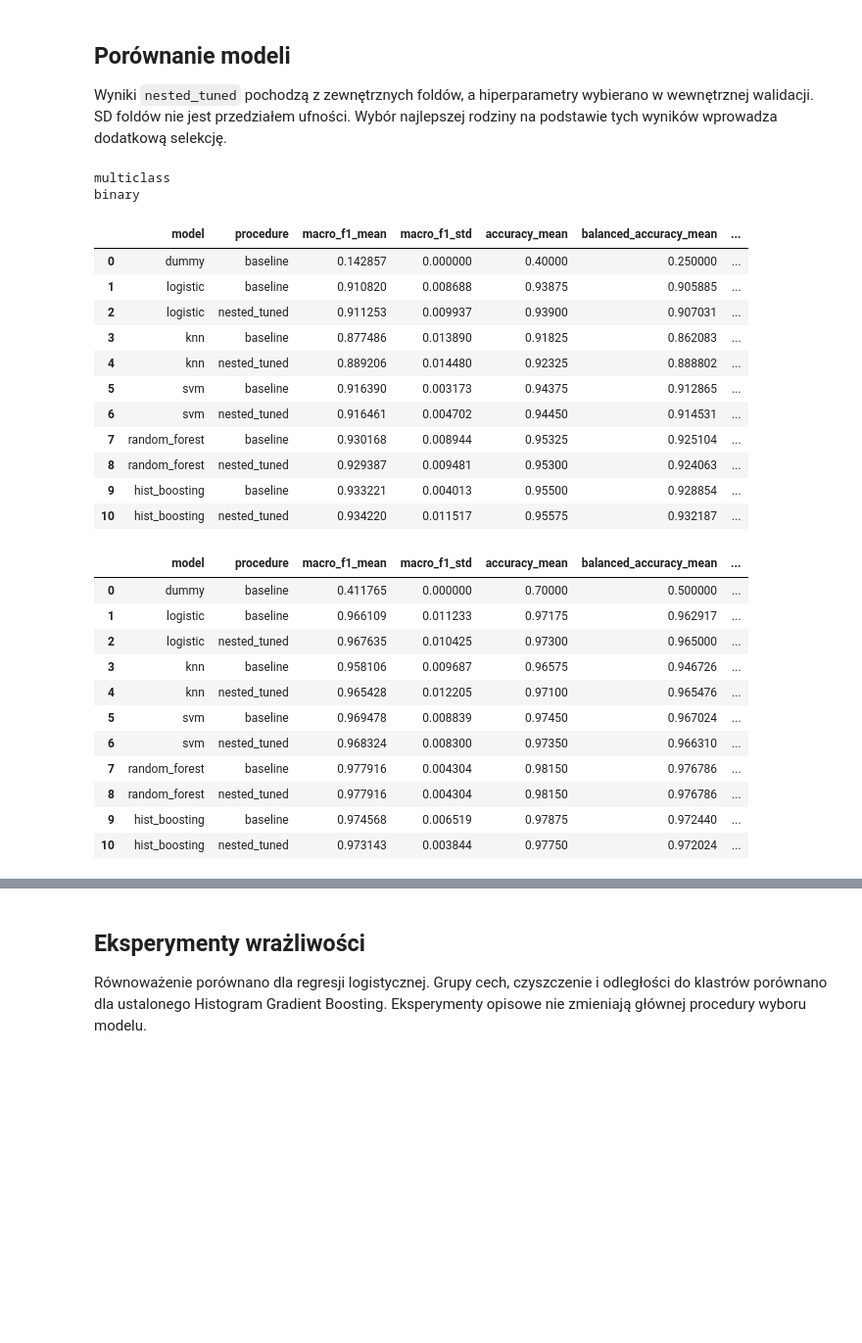
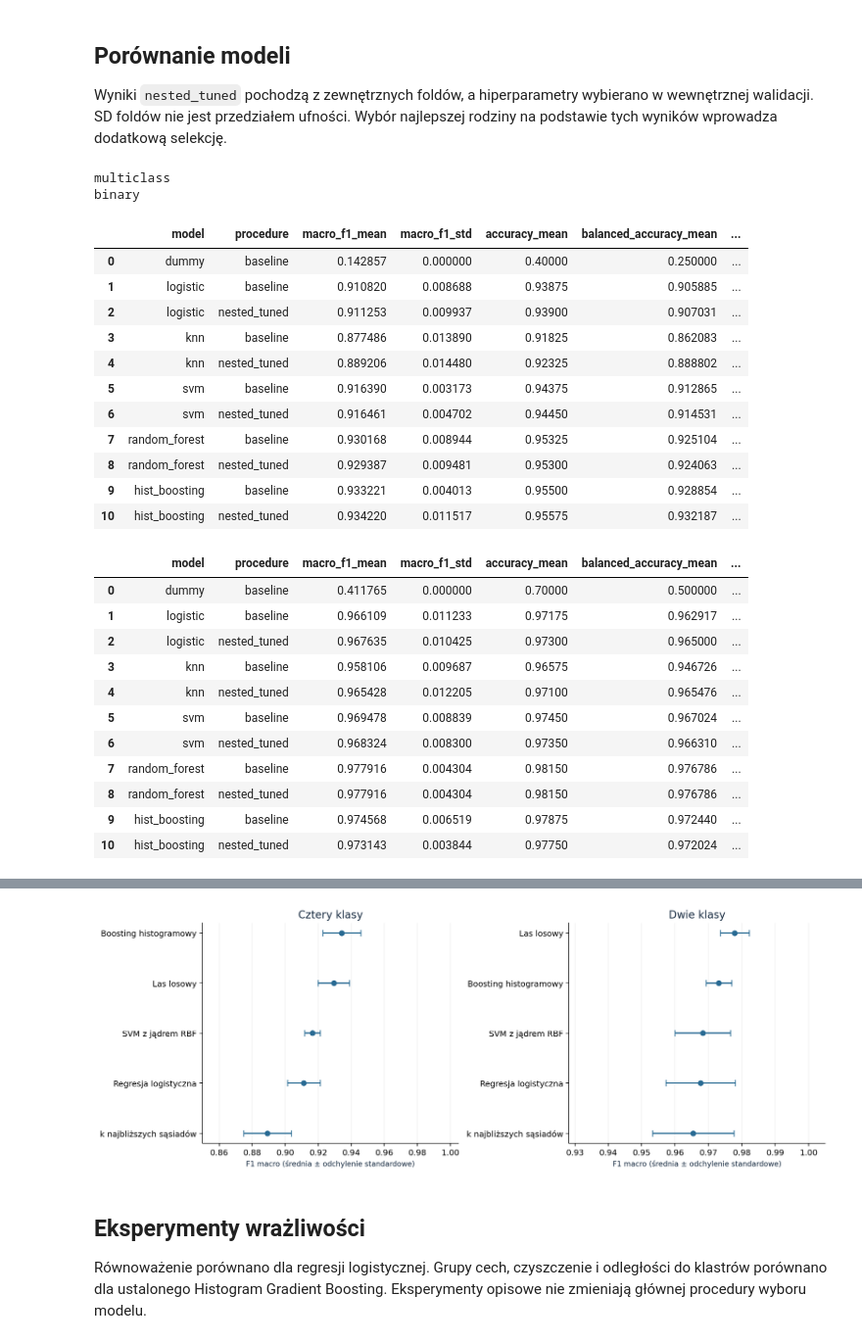
Before and after one commit to Benvenuteo/ml_classification, a Jupyter notebook: notebooks/air_quality_study.ipynb, the cells around one changed output, grey strips where cells are left out. Shown at 98% size. Cells and saved outputs as stored; diff of their text form; code cells hidden in the pictures; blank space fills up the shorter version.

```diff
--- a/notebooks/air_quality_study.ipynb
+++ b/notebooks/air_quality_study.ipynb
@@ -90,7 +98,7 @@ Wyniki `nested_tuned` pochodzą z zewnętrznych foldów, a hiperparametry wybier
 for task in ('multiclass', 'binary'):
     print(task)
     display(pd.read_csv(OUTPUT / 'tables' / f'{task}_cv_summary.csv'))
-display(SVG(filename=str(OUTPUT / 'figures/nested_cv.svg')))
+show_figure('nested_cv')
 # %% [output]
 multiclass
 binary
@@ -122,3 +129,4 @@ binary
+[figure, added]
 # %% [markdown]
 ## Eksperymenty wrażliwości
 
```
Also changed, not shown: parts of 9 cells of this notebook, 28 other files.
